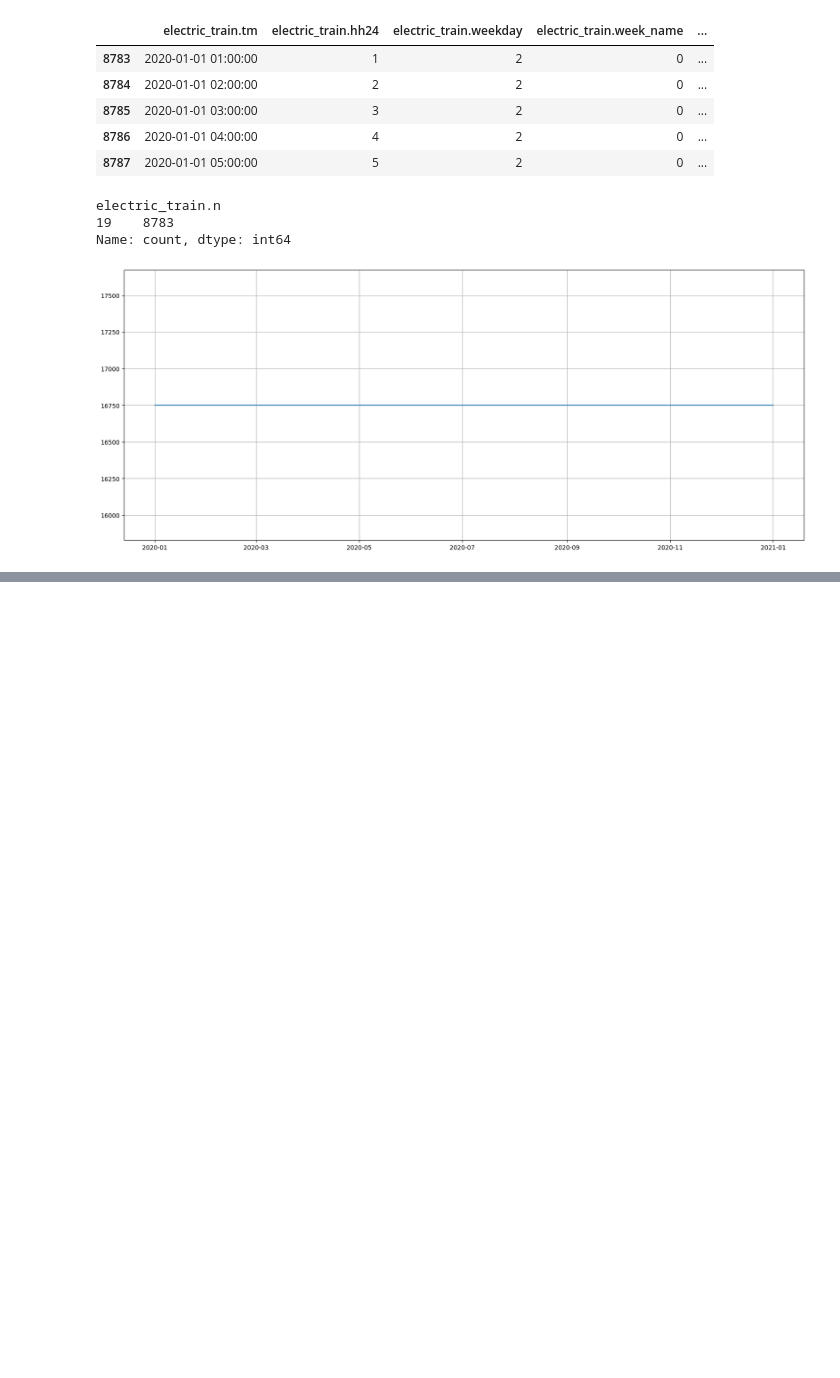
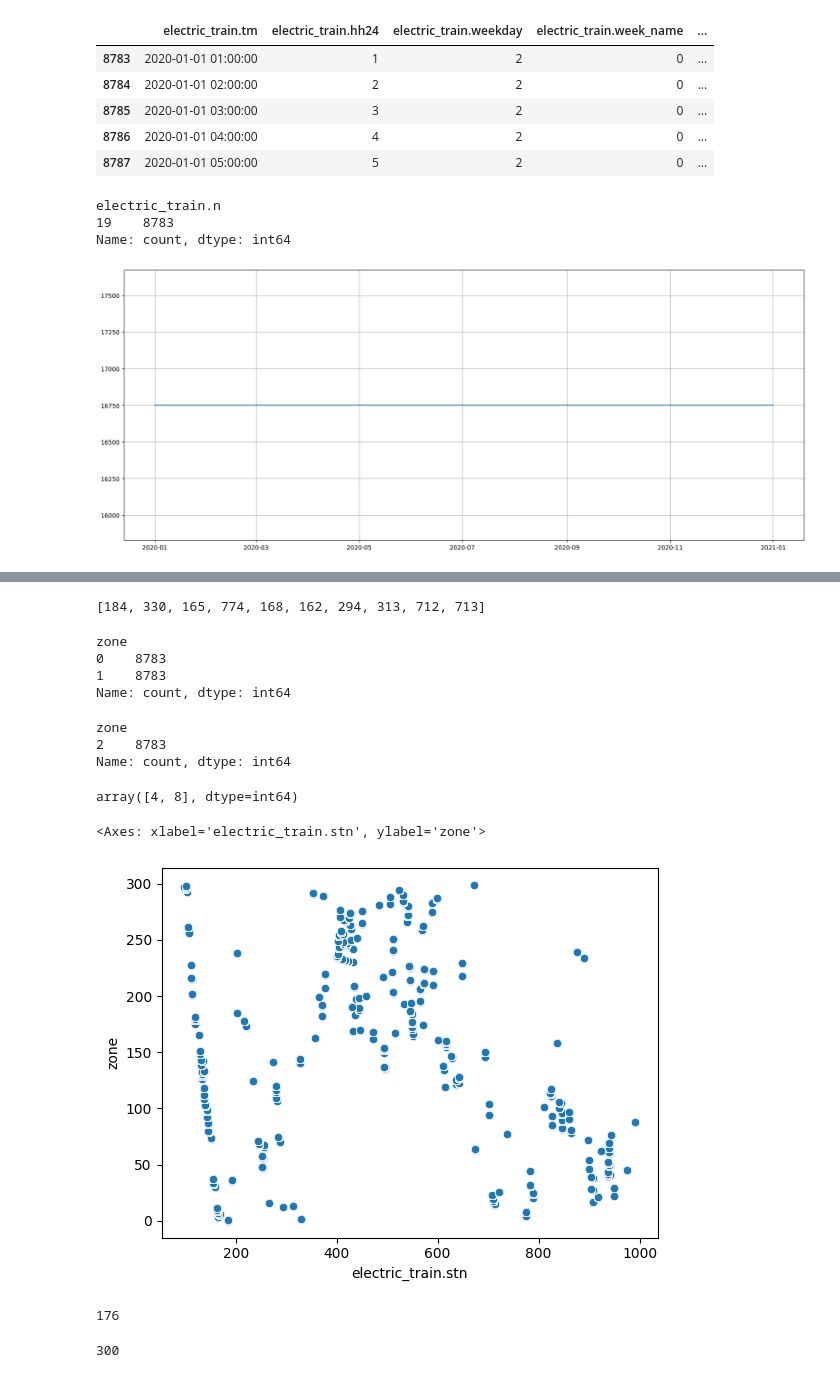
Before and after one commit to khw11044/contest, a Jupyter notebook: 1.data_analysis_5.ipynb, the cells around one changed output, grey strips where cells are left out. Saved outputs shown, nothing was run; the diff lists cells and outputs as text; code cells hidden in the pictures; blank space fills up the shorter version.

```diff
--- a/1.data_analysis_5.ipynb
+++ b/1.data_analysis_5.ipynb
@@ -260,0 +267,23 @@ plt.show()
+# %%
+# AWS 지점 번호 -> 즉, 측정위치?
+spots = df_2020['electric_train.stn'].unique().tolist()
+spots[:10]
+# %% [output]
+[184, 330, 165, 774, 168, 162, 294, 313, 712, 713]
+# %%
+df_2020[df_2020['electric_train.stn']==spots[0]]['zone'].value_counts()
+# %% [output]
+zone
+0    8783
+1    8783
+Name: count, dtype: int64
+# %%
+df_2020[df_2020['electric_train.stn']==spots[1]]['zone'].value_counts()
+# %% [output]
+zone
+2    8783
+Name: count, dtype: int64
+# %%
+df_2020[df_2020['electric_train.stn']==spots[3]]['zone'].unique()
+# %% [output]
+array([4, 8], dtype=int64)
@@ -260,0 +293,13 @@ plt.show()
+# %%
+sns.scatterplot(x=df_2020['electric_train.stn'], y=df_2020['zone'])
+# %% [output]
+<Axes: xlabel='electric_train.stn', ylabel='zone'>
+[figure, added]
+# %%
+len(df_2020['electric_train.stn'].unique())
+# %% [output]
+176
+# %%
+len(df_2020['zone'].unique())
+# %% [output]
+300
```
Also changed, not shown: parts of 15 cells of this notebook, 3 other files.
